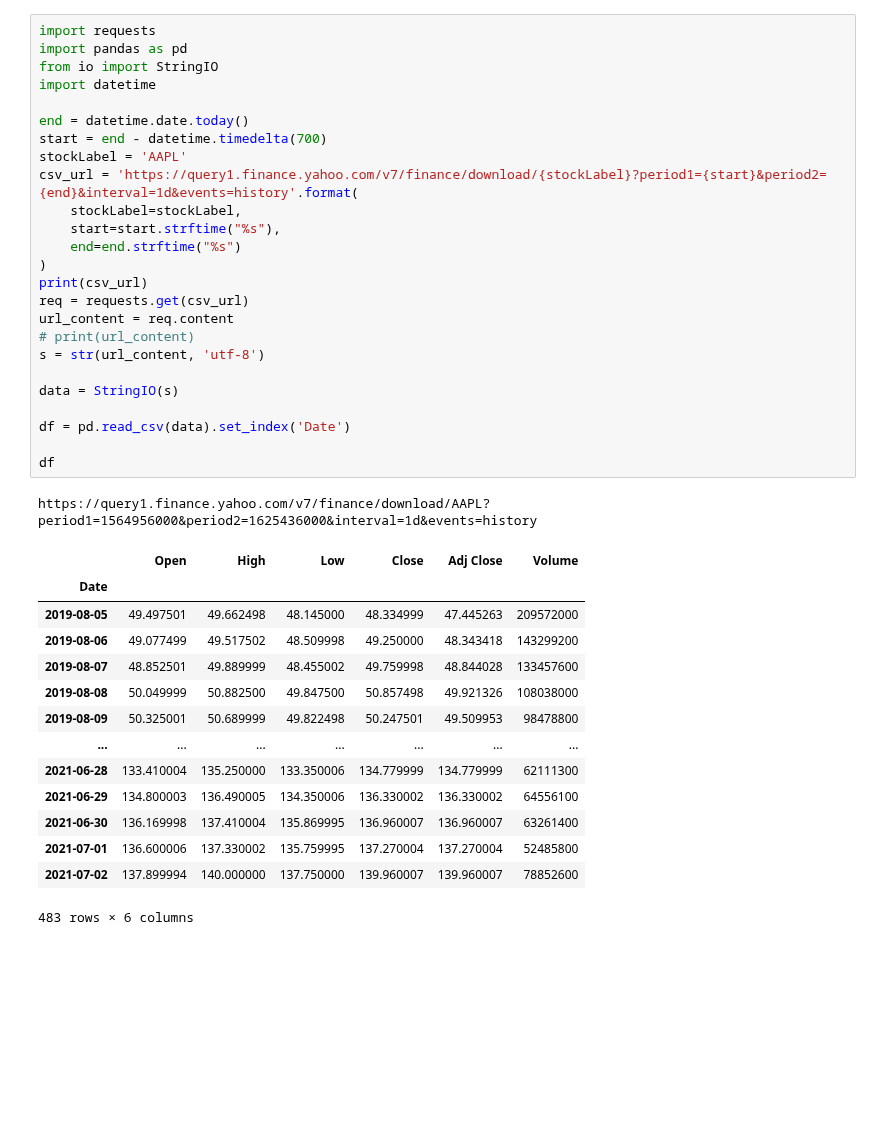
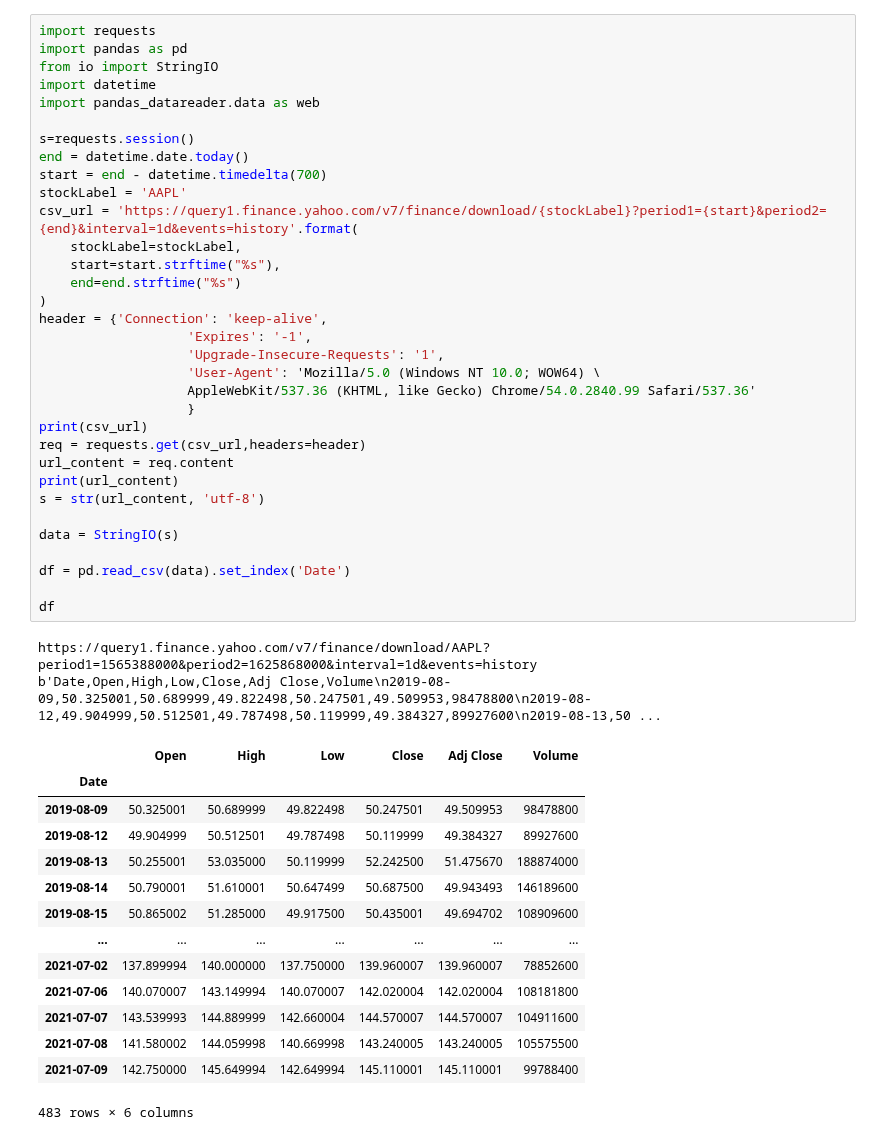
Before and after one commit to YuyuLin1003/stock_analysis, a Jupyter notebook: yahooFinanceWebSpider.ipynb, the cells around one changed output. Drawn from its saved outputs; the diff is of its cells as text; blank space fills up the shorter version.

Commit message:
add request header

```diff
--- a/yahooFinanceWebSpider.ipynb
+++ b/yahooFinanceWebSpider.ipynb
@@ -1,41 +1,50 @@
 # %%
 import requests
 import pandas as pd
 from io import StringIO
 import datetime
+import pandas_datareader.data as web
 
+s=requests.session()
 end = datetime.date.today()
 start = end - datetime.timedelta(700)
 stockLabel = 'AAPL'
 csv_url = 'https://query1.finance.yahoo.com/v7/finance/download/{stockLabel}?period1={start}&period2={end}&interval=1d&events=history'.format(
     stockLabel=stockLabel,
     start=start.strftime("%s"),
     end=end.strftime("%s")
 )
+header = {'Connection': 'keep-alive',
+                   'Expires': '-1',
+                   'Upgrade-Insecure-Requests': '1',
+                   'User-Agent': 'Mozilla/5.0 (Windows NT 10.0; WOW64) \
+                   AppleWebKit/537.36 (KHTML, like Gecko) Chrome/54.0.2840.99 Safari/537.36'
+                   }
 print(csv_url)
-req = requests.get(csv_url)
+req = requests.get(csv_url,headers=header)
 url_content = req.content
-# print(url_content)
+print(url_content)
 s = str(url_content, 'utf-8')
 
 data = StringIO(s)
 
 df = pd.read_csv(data).set_index('Date')
 
 df
 # %% [output]
-https://query1.finance.yahoo.com/v7/finance/download/AAPL?period1=1564956000&period2=1625436000&interval=1d&events=history
+https://query1.finance.yahoo.com/v7/finance/download/AAPL?period1=1565388000&period2=1625868000&interval=1d&events=history
+b'Date,Open,High,Low,Close,Adj Close,Volume\n2019-08-09,50.325001,50.689999,49.822498,50.247501,49.509953,98478800\n2019-08-12,49.904999,50.512501,49.787498,50.119999,49.384327,89927600\n2019-08-13,50 ...
 |  | Open | High | Low | Close | Adj Close | Volume |
 | Date |  |  |  |  |  |  |
-| 2019-08-05 | 49.497501 | 49.662498 | 48.145000 | 48.334999 | 47.445263 | 209572000 |
-| 2019-08-06 | 49.077499 | 49.517502 | 48.509998 | 49.250000 | 48.343418 | 143299200 |
-| 2019-08-07 | 48.852501 | 49.889999 | 48.455002 | 49.759998 | 48.844028 | 133457600 |
-| 2019-08-08 | 50.049999 | 50.882500 | 49.847500 | 50.857498 | 49.921326 | 108038000 |
 | 2019-08-09 | 50.325001 | 50.689999 | 49.822498 | 50.247501 | 49.509953 | 98478800 |
+| 2019-08-12 | 49.904999 | 50.512501 | 49.787498 | 50.119999 | 49.384327 | 89927600 |
+| 2019-08-13 | 50.255001 | 53.035000 | 50.119999 | 52.242500 | 51.475670 | 188874000 |
+| 2019-08-14 | 50.790001 | 51.610001 | 50.647499 | 50.687500 | 49.943493 | 146189600 |
+| 2019-08-15 | 50.865002 | 51.285000 | 49.917500 | 50.435001 | 49.694702 | 108909600 |
 | ... | ... | ... | ... | ... | ... | ... |
-| 2021-06-28 | 133.410004 | 135.250000 | 133.350006 | 134.779999 | 134.779999 | 62111300 |
-| 2021-06-29 | 134.800003 | 136.490005 | 134.350006 | 136.330002 | 136.330002 | 64556100 |
-| 2021-06-30 | 136.169998 | 137.410004 | 135.869995 | 136.960007 | 136.960007 | 63261400 |
-| 2021-07-01 | 136.600006 | 137.330002 | 135.759995 | 137.270004 | 137.270004 | 52485800 |
 | 2021-07-02 | 137.899994 | 140.000000 | 137.750000 | 139.960007 | 139.960007 | 78852600 |
+| 2021-07-06 | 140.070007 | 143.149994 | 140.070007 | 142.020004 | 142.020004 | 108181800 |
+| 2021-07-07 | 143.539993 | 144.889999 | 142.660004 | 144.570007 | 144.570007 | 104911600 |
+| 2021-07-08 | 141.580002 | 144.059998 | 140.669998 | 143.240005 | 143.240005 | 105575500 |
+| 2021-07-09 | 142.750000 | 145.649994 | 142.649994 | 145.110001 | 145.110001 | 99788400 |
 483 rows × 6 columns
```
Also changed, not shown: parts of 1 cell of this notebook, 2 other files.
